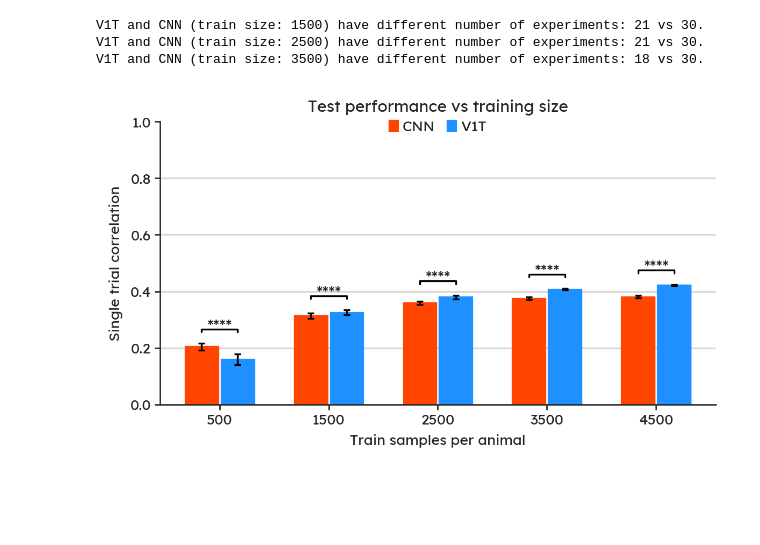
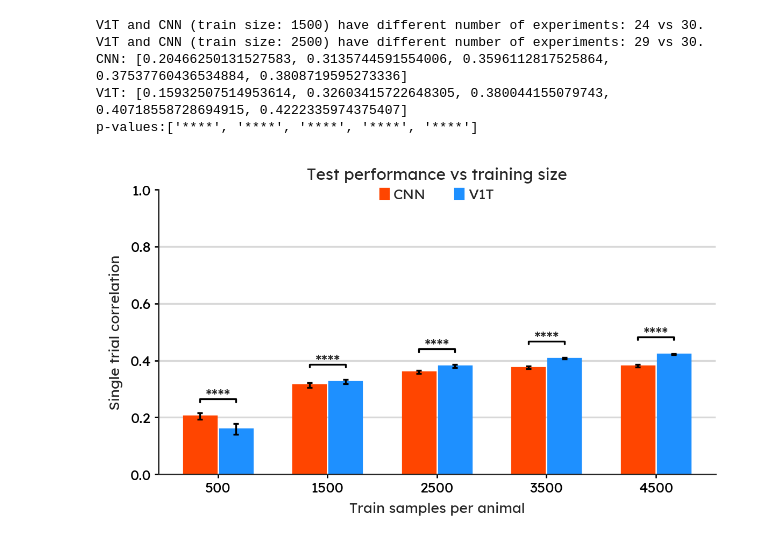
Before and after one commit to bryanlimy/V1T, a Jupyter notebook: misc/limit_data.ipynb, the cells around one changed output. Drawn from its saved outputs; the diff is of its cells as text; code cells hidden in the pictures; blank space fills up the shorter version.

```diff
--- a/misc/limit_data.ipynb
+++ b/misc/limit_data.ipynb
@@ -50,44 +50,43 @@ def p_value_to_asterisks(p_value: float):
 
 
 def get_summary(results: t.Dict[int, t.Dict[str, t.List[float]]]):
-    summary = {
-        "cnn": {"mean": [], "std": []},
-        "v1t": {"mean": [], "std": []},
-        "p_values": [],
-    }
+    cnn_mean, cnn_std = [], []
+    v1t_mean, v1t_std = [], []
+    p_values = []
     for train_size, result in results.items():
         cnn, v1t = result["stacked2d"], result["v1t"]
         if len(cnn) != len(v1t):
             print(
                 f"V1T and CNN (train size: {train_size}) have different number of experiments: {len(v1t)} vs {len(cnn)}."
             )
-        summary["cnn"]["mean"].append(np.mean(cnn))
-        summary["cnn"]["std"].append(np.std(cnn))
-        summary["v1t"]["mean"].append(np.mean(v1t))
-        summary["v1t"]["std"].append(np.std(v1t))
+
+        cnn_mean.append(np.mean(cnn))
+        cnn_std.append(np.std(cnn))
+        v1t_mean.append(np.mean(v1t))
+        v1t_std.append(np.std(v1t))
         t_test = ttest_ind(cnn, v1t)
-        summary["p_values"].append(p_value_to_asterisks(t_test.pvalue))
-    return summary
+        p_values.append(p_value_to_asterisks(t_test.pvalue))
+    return cnn_mean, cnn_std, v1t_mean, v1t_std, p_values
 
 
-summary = get_summary(results)
+cnn_mean, cnn_std, v1t_mean, v1t_std, p_values = get_summary(results)
+print(f"CNN: {cnn_mean}\nV1T: {v1t_mean}\np-values:{p_values}")
 # %% [output]
-V1T and CNN (train size: 1500) have different number of experiments: 21 vs 30.
-V1T and CNN (train size: 2500) have different number of experiments: 21 vs 30.
-V1T and CNN (train size: 3500) have different number of experiments: 18 vs 30.
+V1T and CNN (train size: 1500) have different number of experiments: 24 vs 30.
+V1T and CNN (train size: 2500) have different number of experiments: 29 vs 30.
+CNN: [0.20466250131527583, 0.3135744591554006, 0.3596112817525864, 0.37537760436534884, 0.3808719595273336]
+V1T: [0.15932507514953614, 0.32603415722648305, 0.380044155079743, 0.40718558728694915, 0.4222335974375407]
+p-values:['****', '****', '****', '****', '****']
 # %%
 annot_fontsize, tick_fontsize, label_fontsize, title_fontsize = 7, 8, 8, 9
 width, y_max, bar_pad = 0.3, 1.0, 0.015
-error_kw = {"elinewidth": 1, "capsize": 1.8}
-figure, axis = plt.subplots(
-    nrows=1, ncols=1, figsize=(5, 3), dpi=240, facecolor="white"
-)
+error_kw = {"elinewidth": 1, "capsize": 1.5}
+figure, axis = plt.subplots(nrows=1, ncols=1, figsize=(5, 3), dpi=240)
 
 x_axis = np.arange(1, len(TRAIN_SIZES) + 1)
 x_labels = TRAIN_SIZES
 
 # plot CNN results
-cnn_mean, cnn_std = summary["cnn"]["mean"], summary["cnn"]["std"]
 axis.bar(
     x_axis - width / 2 - bar_pad,
     height=cnn_mean,
@@ -100,8 +99,8 @@ axis.bar(
     error_kw=error_kw,
 )
 
+
 # plot V1T results
-v1t_mean, v1t_std = summary["v1t"]["mean"], summary["v1t"]["std"]
 axis.bar(
     x_axis + width / 2 + bar_pad,
     height=v1t_mean,
@@ -122,7 +121,7 @@ axis.legend(
     handletextpad=0.35,
     handlelength=0.6,
     markerscale=0.8,
-    columnspacing=0.85,
+    columnspacing=2,
     fontsize=label_fontsize,
 )
 
@@ -144,39 +143,42 @@ tensorboard.set_yticks(
     tick_fontsize=tick_fontsize,
     label_fontsize=label_fontsize,
 )
-sns.despine(ax=axis, top=True, right=True, trim=False)
+
 # plot y-axis grid lines
 for y_value in y_ticks:
     if 0 < y_value < y_max:
         axis.axhline(y_value, color="gray", alpha=0.3, linewidth=1, zorder=0)
 
 # plot p-value asterisks
 for i in range(len(TRAIN_SIZES)):
     x_start = x_axis[i]
     mid = width / 2
     lx = x_start - mid - bar_pad
     rx = x_start + mid + bar_pad
-    y = max(v1t_mean[i] + v1t_std[i], cnn_mean[i] + cnn_std[i]) + 0.04
+    y = max(v1t_mean[i], cnn_mean[i]) + 0.05
     barx = [lx, lx, rx, rx]
     y_offset = 0.01
     bary = [y, y + y_offset, y + y_offset, y]
-    plt.plot(barx, bary, color="black", linewidth=1)
-    plt.text(
+    axis.plot(barx, bary, color="black", linewidth=1)
+    axis.text(
         x=(lx + rx) / 2,
         y=y - 0.005,
-        s=summary["p_values"][i],
+        s=p_values[i],
         ha="center",
         va="bottom",
         fontsize=title_fontsize,
     )
+
+sns.despine(ax=axis, top=True, right=True, trim=False)
+tensorboard.set_ticks_params(axis=axis, length=2)
 
 axis.set_title("Test performance vs training size", fontsize=title_fontsize, y=1)
 
 figure.tight_layout()
 
 tensorboard.save_figure(figure, filename=f"plots/limit_data.jpg", dpi=240, close=False)
 
 plt.show()
 plt.close(figure)
 # %% [output]
-[figure, old version]
+[figure, new version]
```
Also changed, not shown: parts of 1 cell of this notebook.
